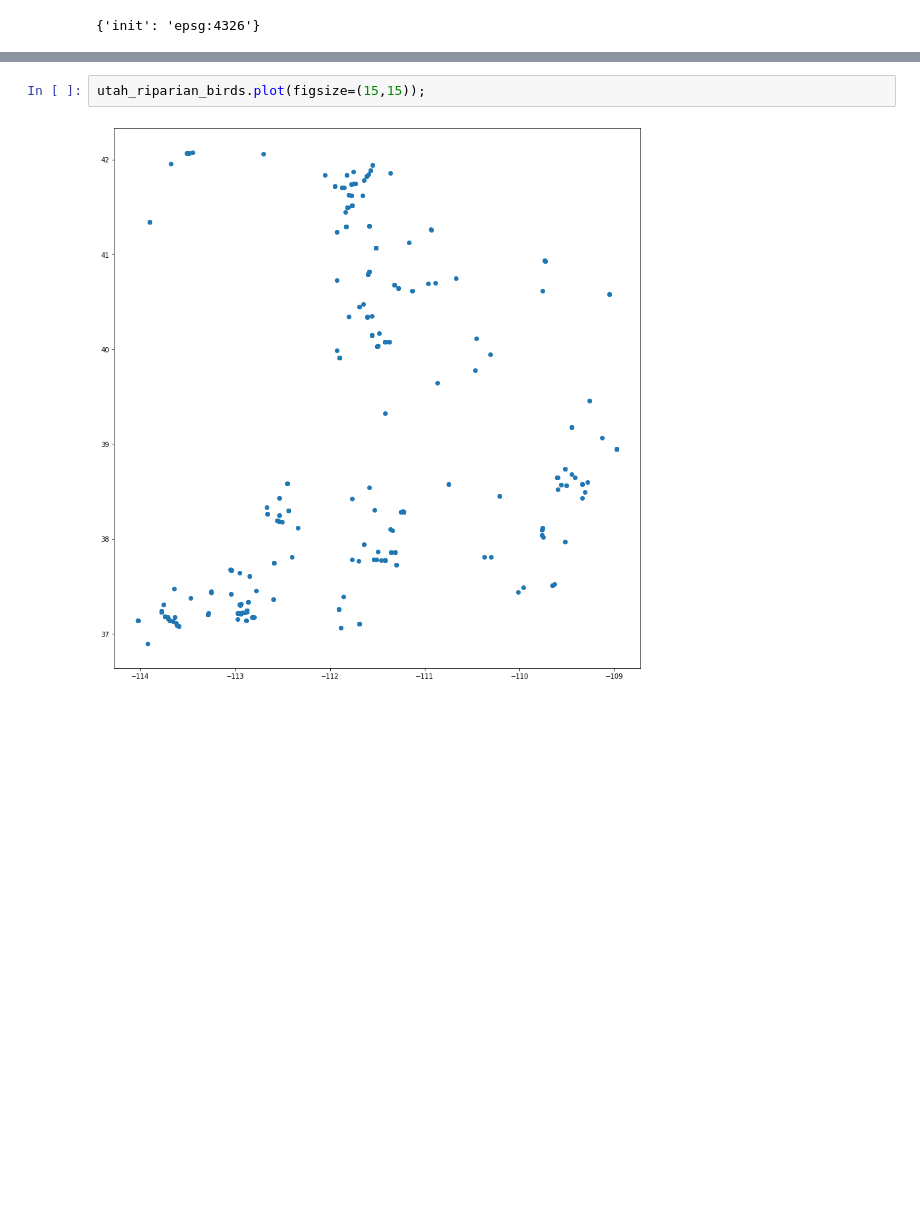
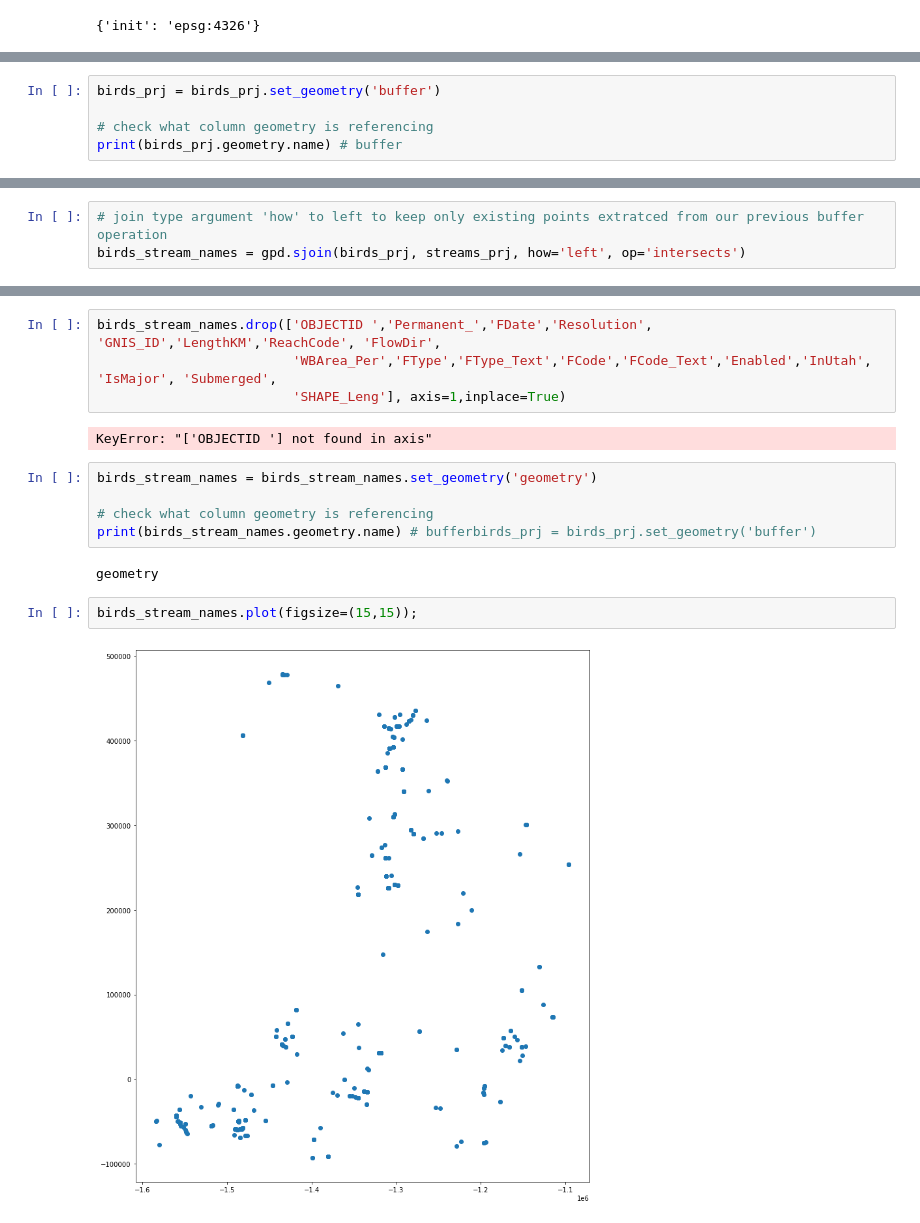
Before and after one commit to zac-stanley/birds-utah, a Jupyter notebook: notebooks/bird_occurrences_utah_explore_final_data_prep.ipynb, the cells around one changed output, grey strips where cells are left out. Cells and saved outputs as stored; diff of their text form; blank space fills up the shorter version.

```diff
--- a/notebooks/bird_occurrences_utah_explore_final_data_prep.ipynb
+++ b/notebooks/bird_occurrences_utah_explore_final_data_prep.ipynb
@@ -29,0 +96,5 @@ utah_riparian_birds.crs
+# %%
+birds_prj = birds_prj.set_geometry('buffer')
+
+# check what column geometry is referencing
+print(birds_prj.geometry.name) # buffer
@@ -29,0 +121,3 @@ utah_riparian_birds.crs
+# %%
+# join type argument 'how' to left to keep only existing points extratced from our previous buffer operation
+birds_stream_names = gpd.sjoin(birds_prj, streams_prj, how='left', op='intersects')
@@ -30,4 +144,17 @@ utah_riparian_birds.crs
+# %%
+birds_stream_names.drop(['OBJECTID ','Permanent_','FDate','Resolution', 'GNIS_ID','LengthKM','ReachCode', 'FlowDir',
+                         'WBArea_Per','FType','FType_Text','FCode','FCode_Text','Enabled','InUtah', 'IsMajor', 'Submerged',
+                         'SHAPE_Leng'], axis=1,inplace=True)
+# %% [output]
+KeyError: "['OBJECTID '] not found in axis"
+# %%
+birds_stream_names = birds_stream_names.set_geometry('geometry')
+
+# check what column geometry is referencing
+print(birds_stream_names.geometry.name) # bufferbirds_prj = birds_prj.set_geometry('buffer')
+# %% [output]
+geometry
 # %%
-utah_riparian_birds.plot(figsize=(15,15));
+birds_stream_names.plot(figsize=(15,15));
 # %% [output]
-[figure, old version]
+[figure, new version]
```
Also changed, not shown: parts of 22 cells of this notebook.
